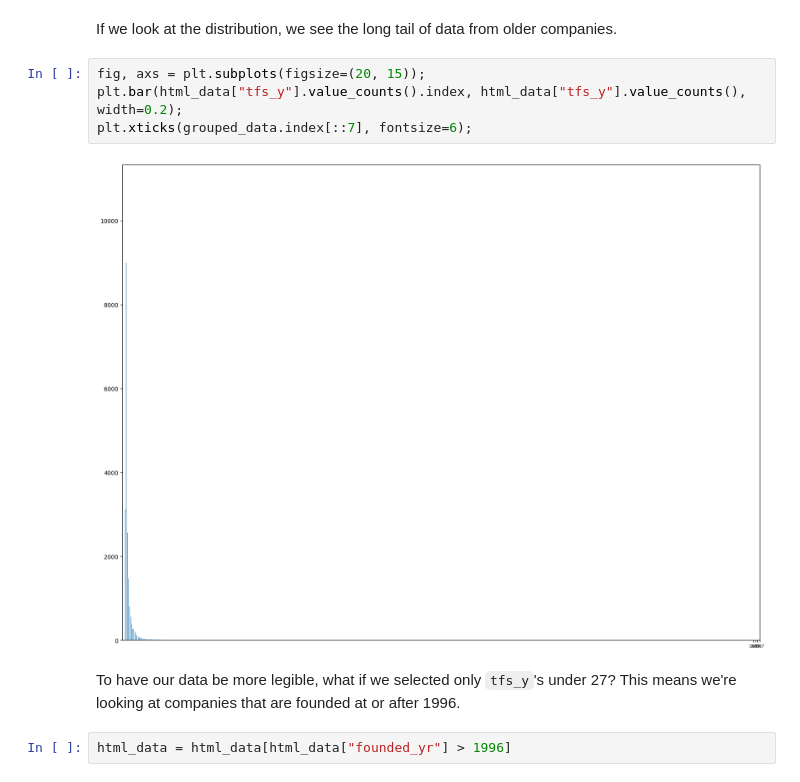
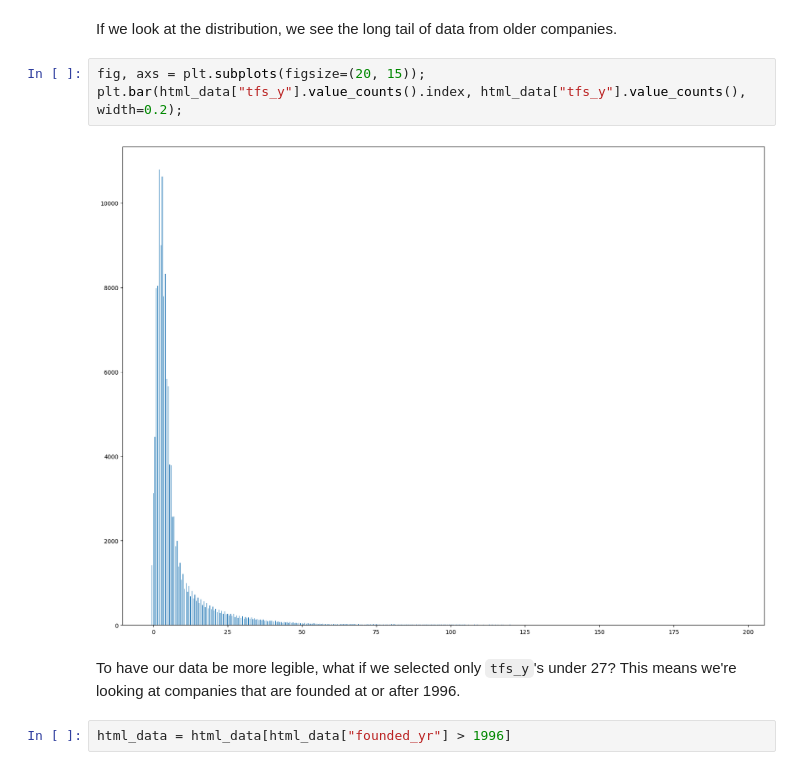
Before and after one commit to charlesmiele/predicting-identifying-startup-failure, a Jupyter notebook: analysis/html_timeseries.ipynb, the cells around one changed output. Cells and saved outputs as stored; diff of their text form.

```diff
--- a/analysis/html_timeseries.ipynb
+++ b/analysis/html_timeseries.ipynb
@@ -31,10 +53,9 @@ If we look at the distribution, we see the long tail of data from older companie
 # %%
 fig, axs = plt.subplots(figsize=(20, 15));
 plt.bar(html_data["tfs_y"].value_counts().index, html_data["tfs_y"].value_counts(), width=0.2);
-plt.xticks(grouped_data.index[::7], fontsize=6);
 # %% [output]
-[figure, old version]
+[figure, new version]
-# %% [markdown]
-To have our data be more legible, what if we selected only `tfs_y`'s under 27? This means we're looking at companies that are founded at or after 1996.
+# %% [markdown]
+To have our data be more legible, what if we selected only `tfs_y`'s under 27? This means we're looking at companies that are founded at or after 1996.
 # %%
 html_data = html_data[html_data["founded_yr"] > 1996]
```
Also changed, not shown: parts of 65 cells of this notebook, 2 other files.
